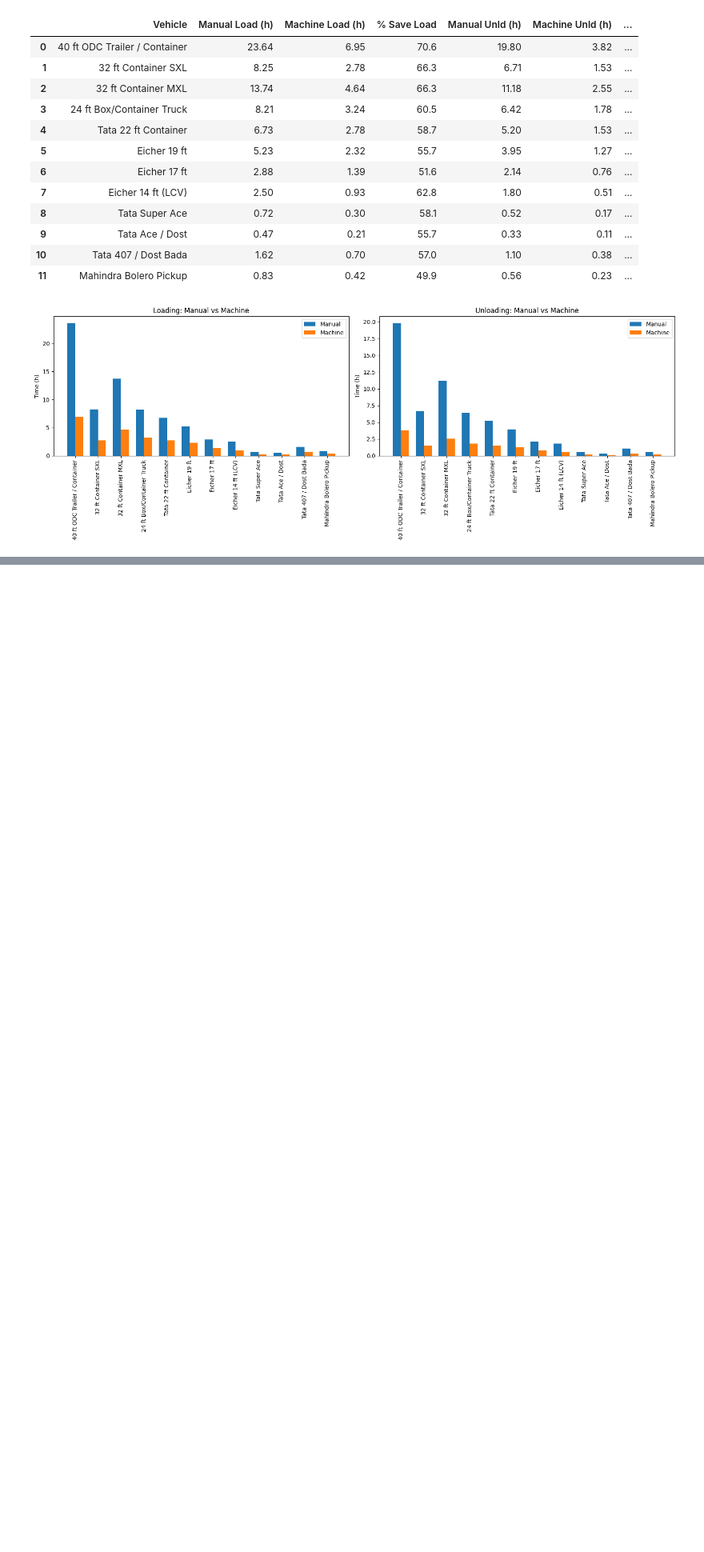
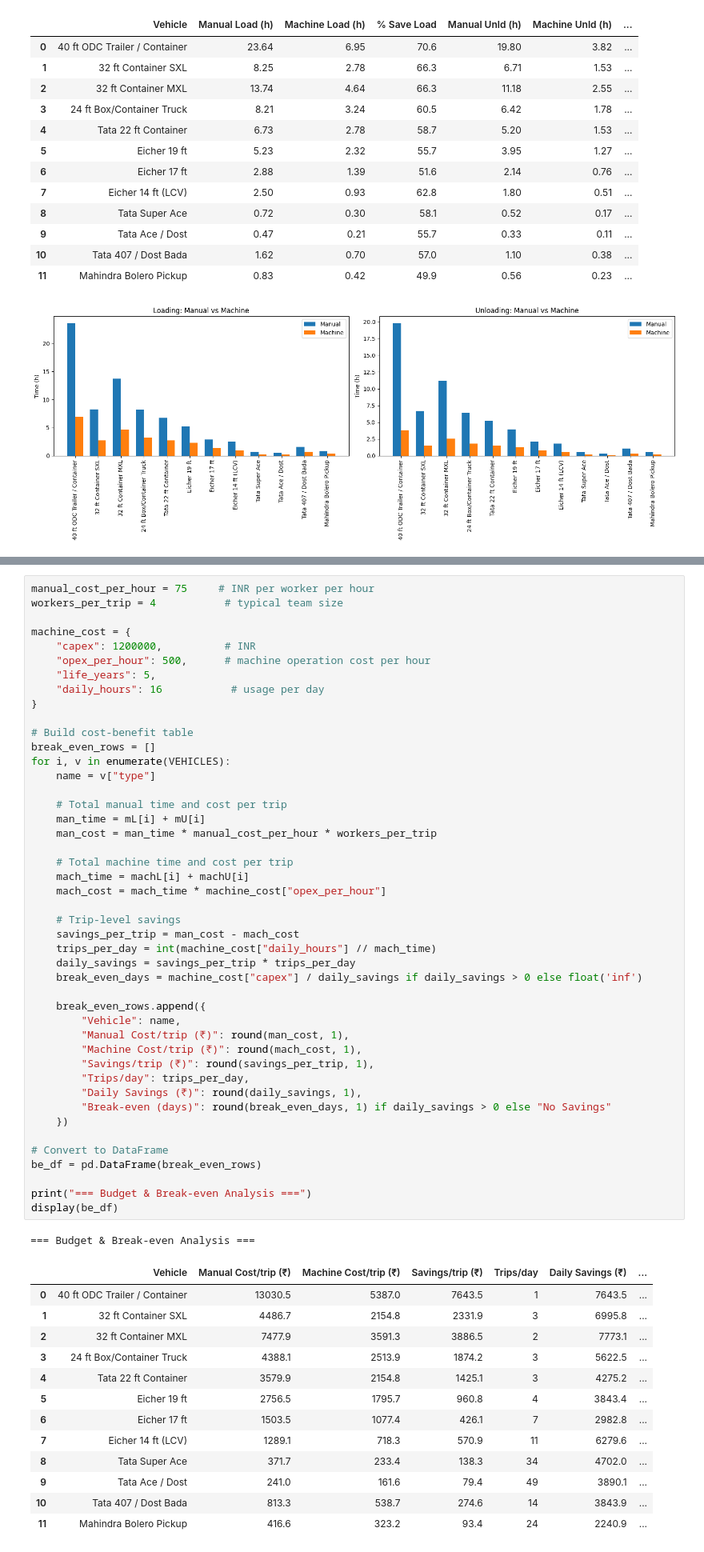
Before and after one commit to arupmahatha-dtdc/Vehicle-Loading-Unloading-Analysis, a Jupyter notebook: Vehicle_Loading_Unloading_Analysis.ipynb, the cells around one changed output, grey strips where cells are left out. Shown at 80% size. Cells and saved outputs as stored; diff of their text form; blank space fills up the shorter version.

```diff
--- a/Vehicle_Loading_Unloading_Analysis.ipynb
+++ b/Vehicle_Loading_Unloading_Analysis.ipynb
@@ -396,0 +399,60 @@ plt.show()
+# %%
+manual_cost_per_hour = 75     # INR per worker per hour
+workers_per_trip = 4           # typical team size
+
+machine_cost = {
+    "capex": 1200000,          # INR
+    "opex_per_hour": 500,      # machine operation cost per hour
+    "life_years": 5,
+    "daily_hours": 16           # usage per day
+}
+
+# Build cost-benefit table
+break_even_rows = []
+for i, v in enumerate(VEHICLES):
+    name = v["type"]
+
+    # Total manual time and cost per trip
+    man_time = mL[i] + mU[i]
+    man_cost = man_time * manual_cost_per_hour * workers_per_trip
+
+    # Total machine time and cost per trip
+    mach_time = machL[i] + machU[i]
+    mach_cost = mach_time * machine_cost["opex_per_hour"]
+
+    # Trip-level savings
+    savings_per_trip = man_cost - mach_cost
+    trips_per_day = int(machine_cost["daily_hours"] // mach_time)
+    daily_savings = savings_per_trip * trips_per_day
+    break_even_days = machine_cost["capex"] / daily_savings if daily_savings > 0 else float('inf')
+
+    break_even_rows.append({
+        "Vehicle": name,
+        "Manual Cost/trip (₹)": round(man_cost, 1),
+        "Machine Cost/trip (₹)": round(mach_cost, 1),
+        "Savings/trip (₹)": round(savings_per_trip, 1),
+        "Trips/day": trips_per_day,
+        "Daily Savings (₹)": round(daily_savings, 1),
+        "Break-even (days)": round(break_even_days, 1) if daily_savings > 0 else "No Savings"
+    })
+
+# Convert to DataFrame
+be_df = pd.DataFrame(break_even_rows)
+
+print("=== Budget & Break-even Analysis ===")
+display(be_df)
+# %% [output]
+=== Budget & Break-even Analysis ===
+|  | Vehicle | Manual Cost/trip (₹) | Machine Cost/trip (₹) | Savings/trip (₹) | Trips/day | Daily Savings (₹) | ... |
+| 0 | 40 ft ODC Trailer / Container | 13030.5 | 5387.0 | 7643.5 | 1 | 7643.5 | ... |
+| 1 | 32 ft Container SXL | 4486.7 | 2154.8 | 2331.9 | 3 | 6995.8 | ... |
+| 2 | 32 ft Container MXL | 7477.9 | 3591.3 | 3886.5 | 2 | 7773.1 | ... |
+| 3 | 24 ft Box/Container Truck | 4388.1 | 2513.9 | 1874.2 | 3 | 5622.5 | ... |
+| 4 | Tata 22 ft Container | 3579.9 | 2154.8 | 1425.1 | 3 | 4275.2 | ... |
+| 5 | Eicher 19 ft | 2756.5 | 1795.7 | 960.8 | 4 | 3843.4 | ... |
+| 6 | Eicher 17 ft | 1503.5 | 1077.4 | 426.1 | 7 | 2982.8 | ... |
+| 7 | Eicher 14 ft (LCV) | 1289.1 | 718.3 | 570.9 | 11 | 6279.6 | ... |
+| 8 | Tata Super Ace | 371.7 | 233.4 | 138.3 | 34 | 4702.0 | ... |
+| 9 | Tata Ace / Dost | 241.0 | 161.6 | 79.4 | 49 | 3890.1 | ... |
+| 10 | Tata 407 / Dost Bada | 813.3 | 538.7 | 274.6 | 14 | 3843.9 | ... |
+| 11 | Mahindra Bolero Pickup | 416.6 | 323.2 | 93.4 | 24 | 2240.9 | ... |
```
Also changed, not shown: parts of 5 cells of this notebook, 1 other file.
